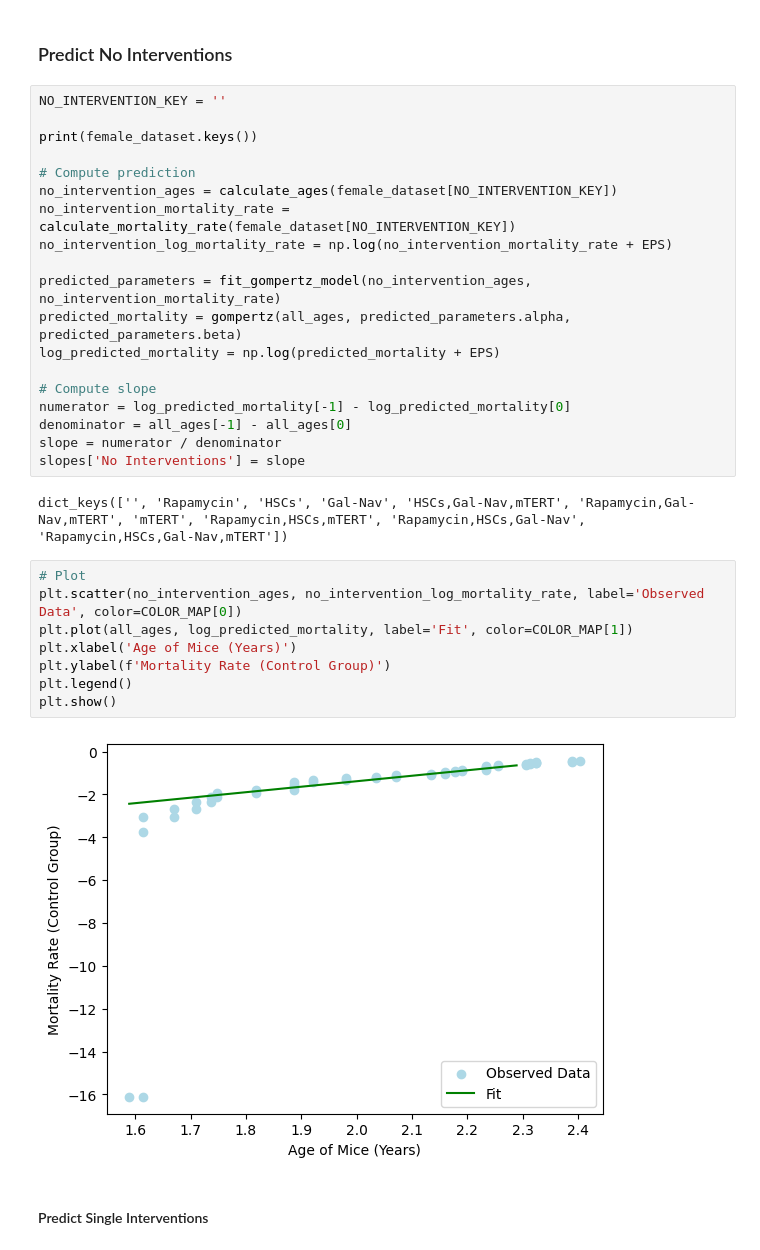
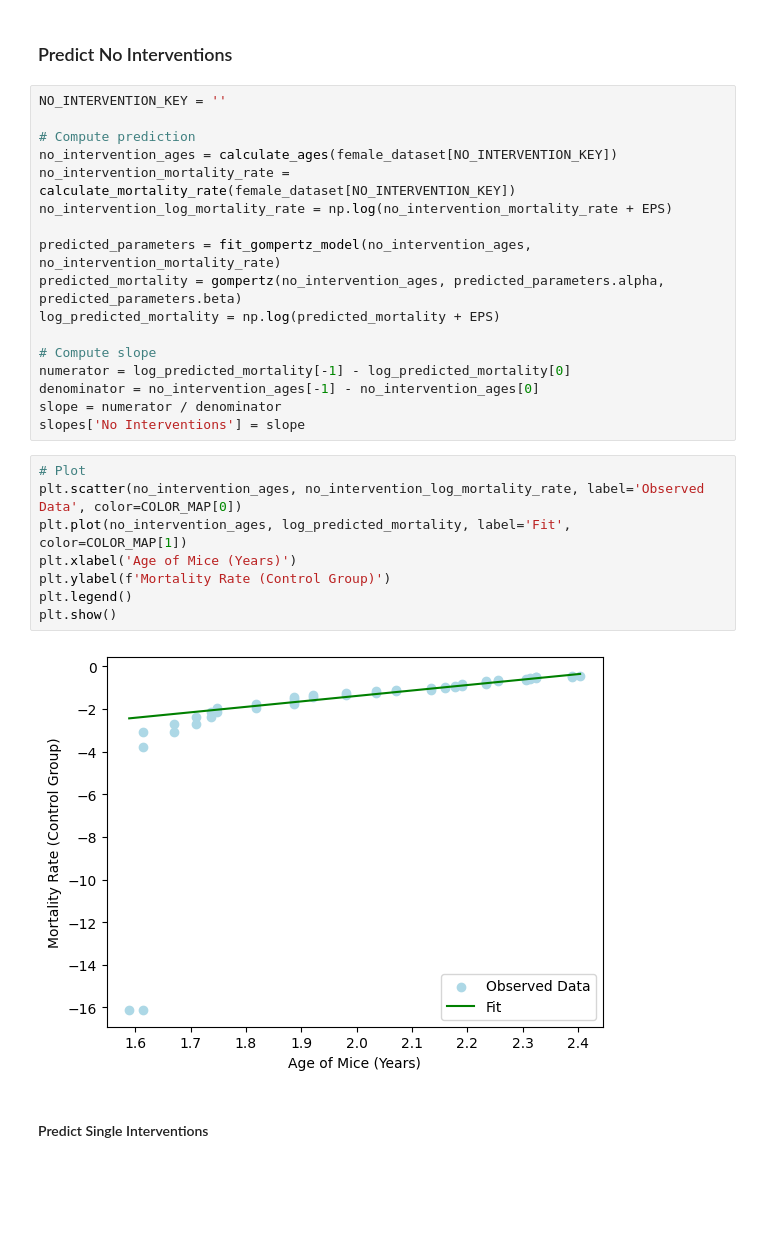
Before and after one commit to shs2017/Data-Literacy, a Jupyter notebook: exp/Second_Order_model.ipynb, the cells around one changed output. Saved outputs shown, nothing was run; the diff lists cells and outputs as text; blank space fills up the shorter version.

```diff
--- a/exp/Second_Order_model.ipynb
+++ b/exp/Second_Order_model.ipynb
@@ -312,8 +324,6 @@ slopes = {}
 ### Predict No Interventions
 # %%
 NO_INTERVENTION_KEY = ''
-
-print(female_dataset.keys())
 
 # Compute prediction
 no_intervention_ages = calculate_ages(female_dataset[NO_INTERVENTION_KEY])
@@ -321,26 +331,24 @@ no_intervention_mortality_rate = calculate_mortality_rate(female_dataset[NO_INTE
 no_intervention_log_mortality_rate = np.log(no_intervention_mortality_rate + EPS)
 
 predicted_parameters = fit_gompertz_model(no_intervention_ages, no_intervention_mortality_rate)
-predicted_mortality = gompertz(all_ages, predicted_parameters.alpha, predicted_parameters.beta)
+predicted_mortality = gompertz(no_intervention_ages, predicted_parameters.alpha, predicted_parameters.beta)
 log_predicted_mortality = np.log(predicted_mortality + EPS)
 
 # Compute slope
 numerator = log_predicted_mortality[-1] - log_predicted_mortality[0]
-denominator = all_ages[-1] - all_ages[0]
+denominator = no_intervention_ages[-1] - no_intervention_ages[0]
 slope = numerator / denominator
 slopes['No Interventions'] = slope
-# %% [output]
-dict_keys(['', 'Rapamycin', 'HSCs', 'Gal-Nav', 'HSCs,Gal-Nav,mTERT', 'Rapamycin,Gal-Nav,mTERT', 'mTERT', 'Rapamycin,HSCs,mTERT', 'Rapamycin,HSCs,Gal-Nav', 'Rapamycin,HSCs,Gal-Nav,mTERT'])
 # %%
 # Plot
 plt.scatter(no_intervention_ages, no_intervention_log_mortality_rate, label='Observed Data', color=COLOR_MAP[0])
-plt.plot(all_ages, log_predicted_mortality, label='Fit', color=COLOR_MAP[1])
+plt.plot(no_intervention_ages, log_predicted_mortality, label='Fit', color=COLOR_MAP[1])
 plt.xlabel('Age of Mice (Years)')
 plt.ylabel(f'Mortality Rate (Control Group)')
 plt.legend()
 plt.show()
 # %% [output]
-[figure, old version]
+[figure, new version]
 # %% [markdown]
 #### Predict Single Interventions
 # %%
```
Also changed, not shown: parts of 8 cells of this notebook.
